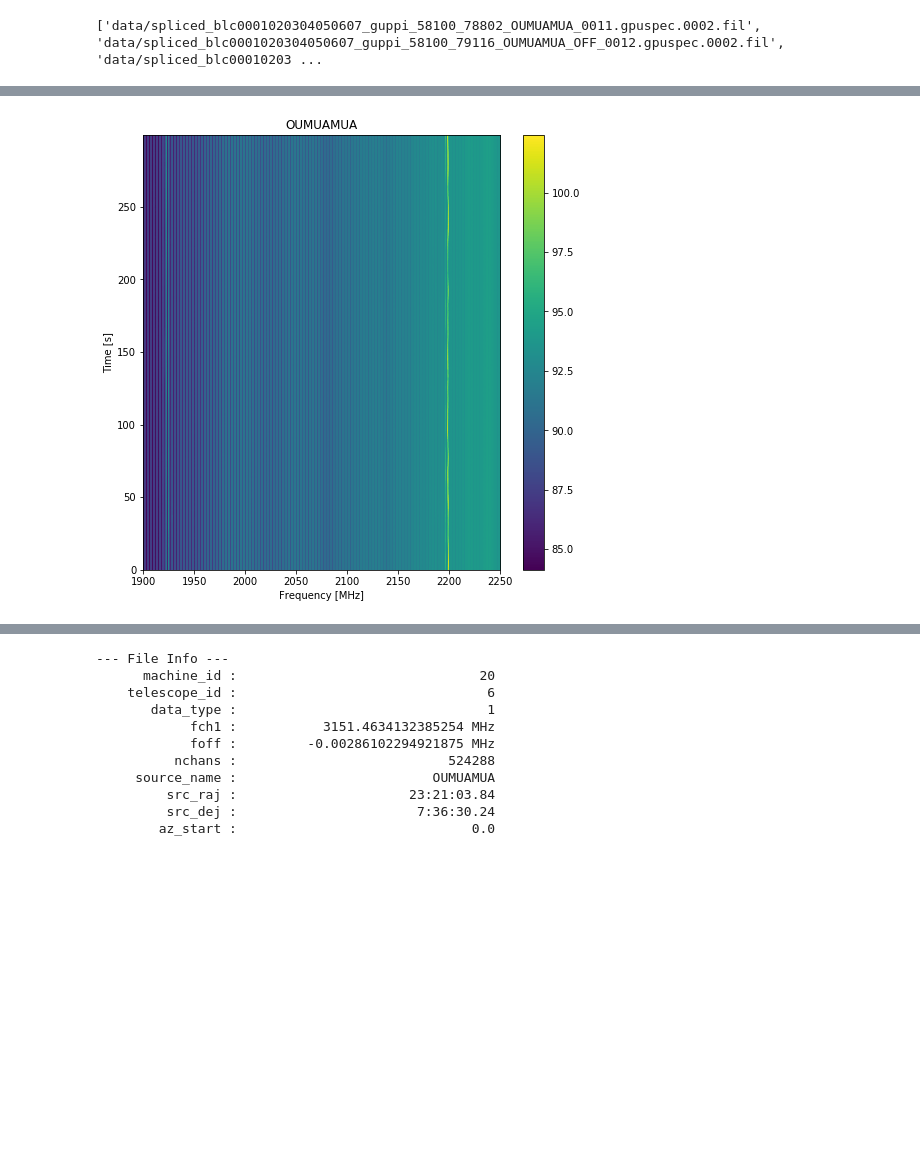
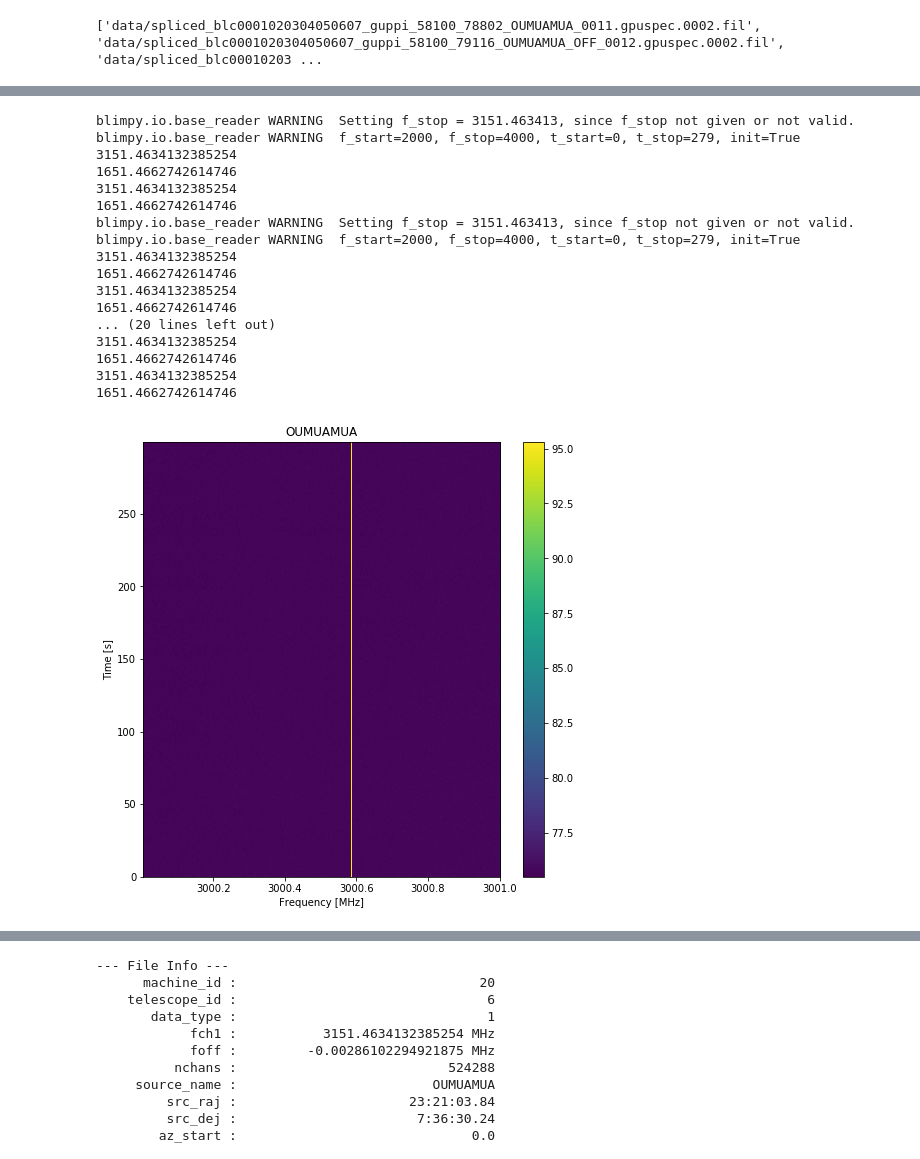
Before and after one commit to Annancat/Breakthrough-Listen-Clustering, a Jupyter notebook: createImages.ipynb, the cells around one changed output, grey strips where cells are left out. Cells and saved outputs as stored; diff of their text form; code cells hidden in the pictures; blank space fills up the shorter version.

Commit message:
Setting Up for actual run

```diff
--- a/createImages.ipynb
+++ b/createImages.ipynb
@@ -22,7 +22,7 @@ num_of_observations = 1
 i = 0
 print('Please wait until all final images are created.')
 for file in files:
-    fil = Waterfall(file,max_load = 5)
+    fil = Waterfall(file,max_load = 5,f_start=1000)
     modif.waterfall_png(fil)
 
 print("Completed creating images.")
@@ -34,9 +34,33 @@ ValueError: not enough values to unpack (expected 2, got 0)
 # %%
 %matplotlib inline
 for file in files:
-    fil = Waterfall(file,max_load=blimpy.calcload.calc_max_load(file))
+    fil = Waterfall(file,max_load=blimpy.calcload.calc_max_load(file),f_start = 2000,f_stop = 4000)
+    freqs= fil.get_freqs()
+    print(freqs[0])
+    print(freqs[-1])
+    fil = Waterfall(file,max_load=blimpy.calcload.calc_max_load(file),f_start = 3000,f_stop = 3001)
+    freqs= fil.get_freqs()
+    print(freqs[0])
+    print(freqs[-1])
     plt.figure(figsize=(8,8))
-    fil.plot_waterfall(f_start = 1900,f_stop = 2250)
+    fil.plot_waterfall()
     #modif.waterfall_png(fil,"images/" + fil.header["source_name"])
 # %% [output]
+blimpy.io.base_reader WARNING  Setting f_stop = 3151.463413, since f_stop not given or not valid.
+blimpy.io.base_reader WARNING  f_start=2000, f_stop=4000, t_start=0, t_stop=279, init=True
+3151.4634132385254
+1651.4662742614746
+3151.4634132385254
+1651.4662742614746
+blimpy.io.base_reader WARNING  Setting f_stop = 3151.463413, since f_stop not given or not valid.
+blimpy.io.base_reader WARNING  f_start=2000, f_stop=4000, t_start=0, t_stop=279, init=True
+3151.4634132385254
+1651.4662742614746
+3151.4634132385254
+1651.4662742614746
+... (20 lines left out)
+3151.4634132385254
+1651.4662742614746
+3151.4634132385254
+1651.4662742614746
-[figure, old version]
+[figure, new version]
```
Also changed, not shown: parts of 2 cells of this notebook, 1 other file.
